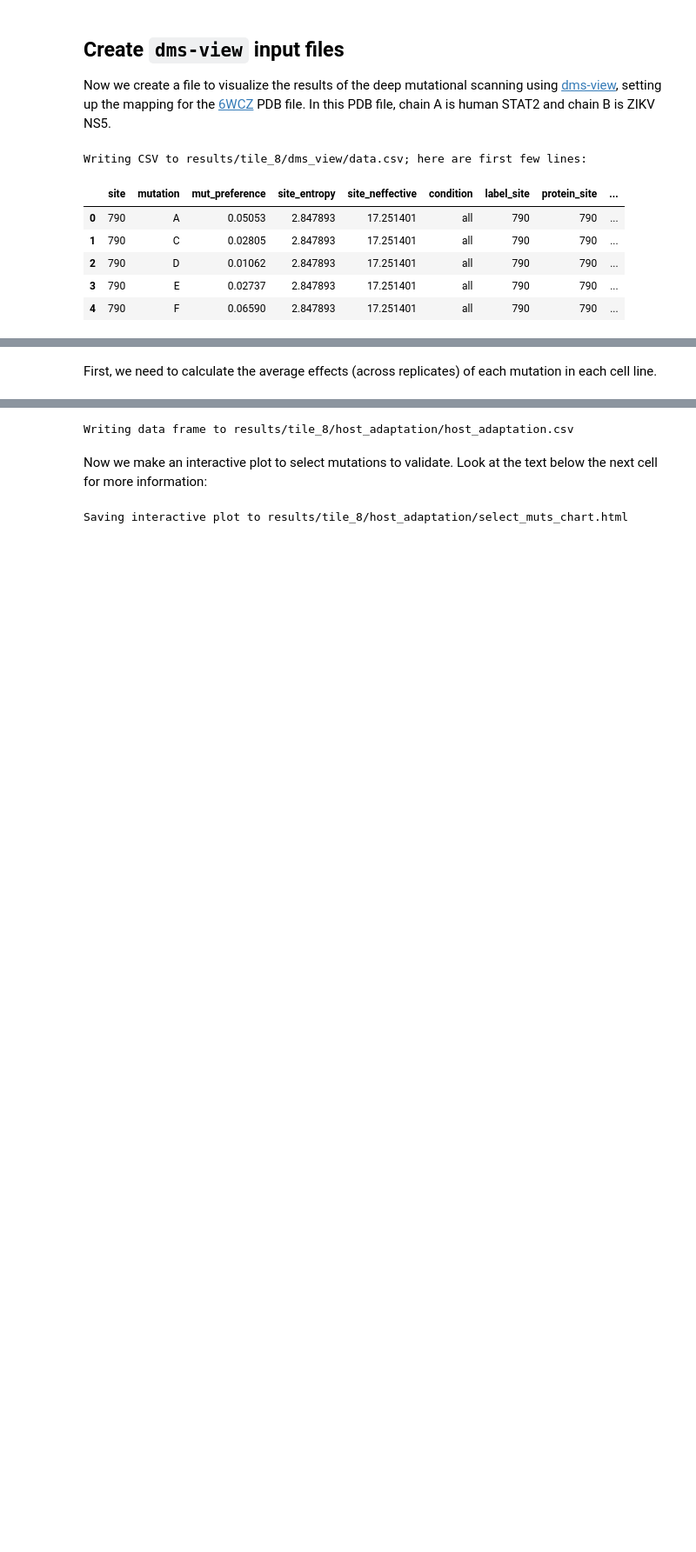
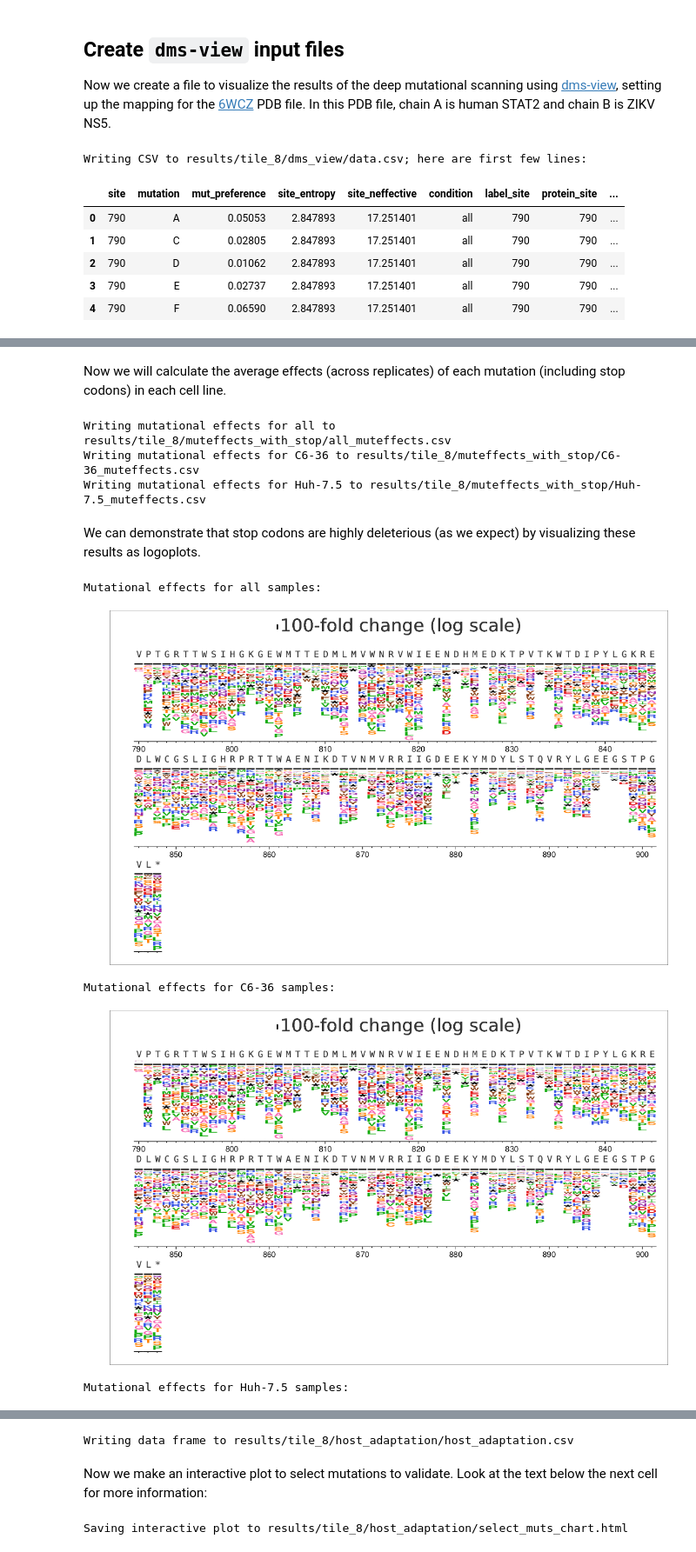
Before and after one commit to jbloomlab/ZIKV_DMS_NS5_EvansLab, a Jupyter notebook: results/notebooks/dms_tile_8_analysis.ipynb, the cells around one changed output, grey strips where cells are left out. Shown at 87% size. Cells and saved outputs as stored; diff of their text form; code cells hidden in the pictures; blank space fills up the shorter version.

```diff
--- a/results/notebooks/dms_tile_8_analysis.ipynb
+++ b/results/notebooks/dms_tile_8_analysis.ipynb
@@ -590,2 +686,2 @@ Following the logic of [Soh et al](https://elifesciences.org/articles/45079), we
 # %% [markdown]
-First, we need to calculate the average effects (across replicates) of each mutation in each cell line.
+Now we will calculate the average effects (across replicates) of each mutation (including stop codons) in each cell line.
@@ -591,0 +697,54 @@ First, we need to calculate the average effects (across replicates) of each muta
+# %%
+# get wildtype amino acids at each site inlcuding STOPS to use as overlay
+wt_aas_with_stop = pd.DataFrame.from_records(
+            [(r + 1 + site_number_offset, a) for r, a in enumerate(refprot)],
+            columns=['site', 'wildtype'])
+wt_stops_overlayfile = os.path.join(logodir, 'wt_overlay_with_stop.csv')
+wt_aas_with_stop.to_csv(wt_stops_overlayfile, index=False)
+# %%
+# calculate mutational effects
+muteffects_with_stop_files = {}
+for selection, prefs_csv in prefs_with_stop_files.items():
+    muteffects = dms_tools2.prefs.prefsToMutFromWtEffects(
+                    prefs=pd.read_csv(prefs_csv),
+                    charlist=aas_with_stop,
+                    wts=wt_aas_with_stop)
+    muteffects_with_stop_files[selection] = os.path.join(muteffects_stop_dir, f"{selection}_muteffects.csv")
+    print(f"Writing mutational effects for {selection} to {muteffects_with_stop_files[selection]}")
+    muteffects.to_csv(muteffects_with_stop_files[selection], index=False, float_format='%.5g')
+# %% [output]
+Writing mutational effects for all to results/tile_8/muteffects_with_stop/all_muteffects.csv
+Writing mutational effects for C6-36 to results/tile_8/muteffects_with_stop/C6-36_muteffects.csv
+Writing mutational effects for Huh-7.5 to results/tile_8/muteffects_with_stop/Huh-7.5_muteffects.csv
+# %% [markdown]
+We can demonstrate that stop codons are highly deleterious (as we expect) by visualizing these results as logoplots.
+# %%
+# first make a new directory for mut effects with stop codons
+logo_stop_dir = os.path.join(resultsdir, 'logo_with_stop_dir')
+os.makedirs(logo_stop_dir, exist_ok = True)
+
+# make logoplots
+for selection, muteffects_csv in muteffects_with_stop_files.items():
+
+    logoplot = os.path.join(logo_stop_dir, f"{selection}_muteffects.pdf")
+
+    log = ! dms2_logoplot \
+            --muteffects {muteffects_csv} \
+            --name {selection} \
+            --outdir {logo_stop_dir} \
+            --nperline 56 \
+            --overlay1 {wt_stops_overlayfile} wildtype wildtype \
+            --scalebar 6.64 "100-fold change (log scale)" \
+            --use_existing 'no' \
+            --excludestop 'no'
+
+    assert os.path.isfile(logoplot), '\n'.join(log)
+
+    print(f"\n\nMutational effects for {selection} samples:")
+    showPDF(logoplot)
+# %% [output]
+Mutational effects for all samples:
+[figure, added]
+Mutational effects for C6-36 samples:
+[figure, added]
+Mutational effects for Huh-7.5 samples:
```
Also changed, not shown: parts of 34 cells of this notebook.
